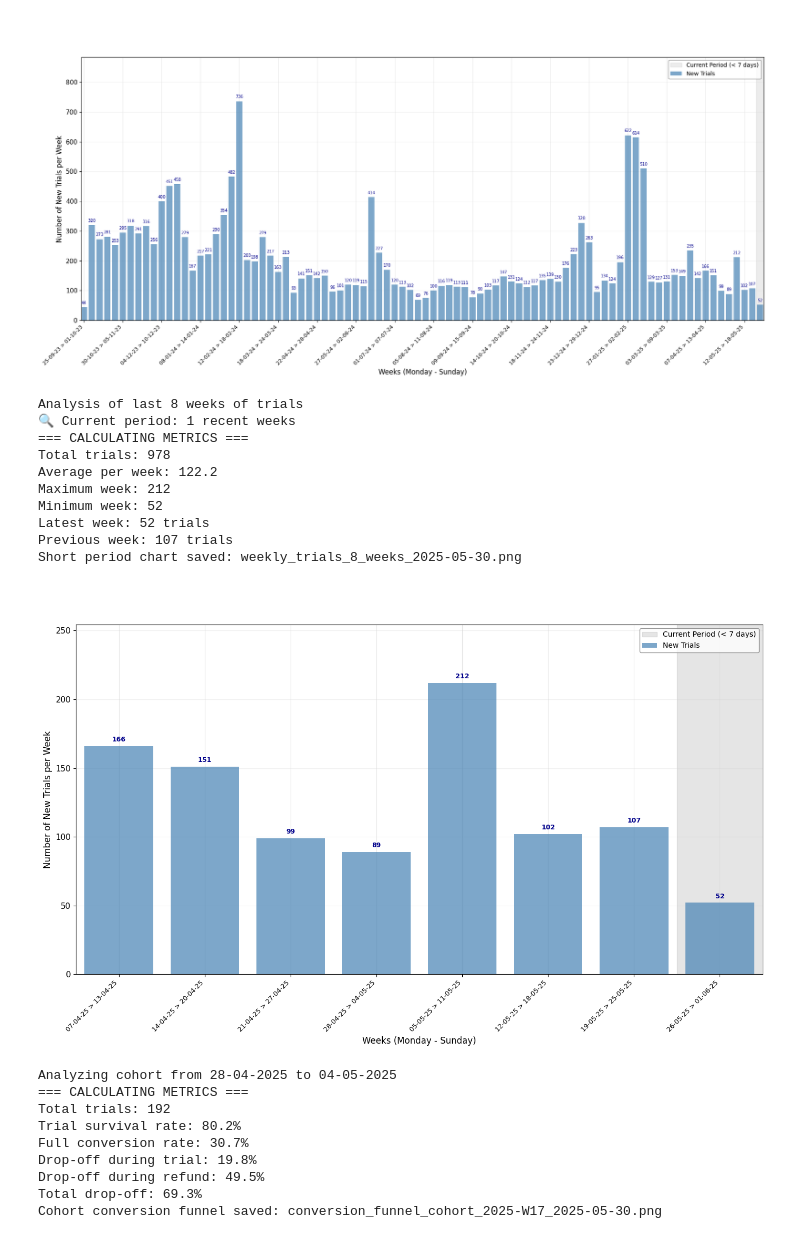
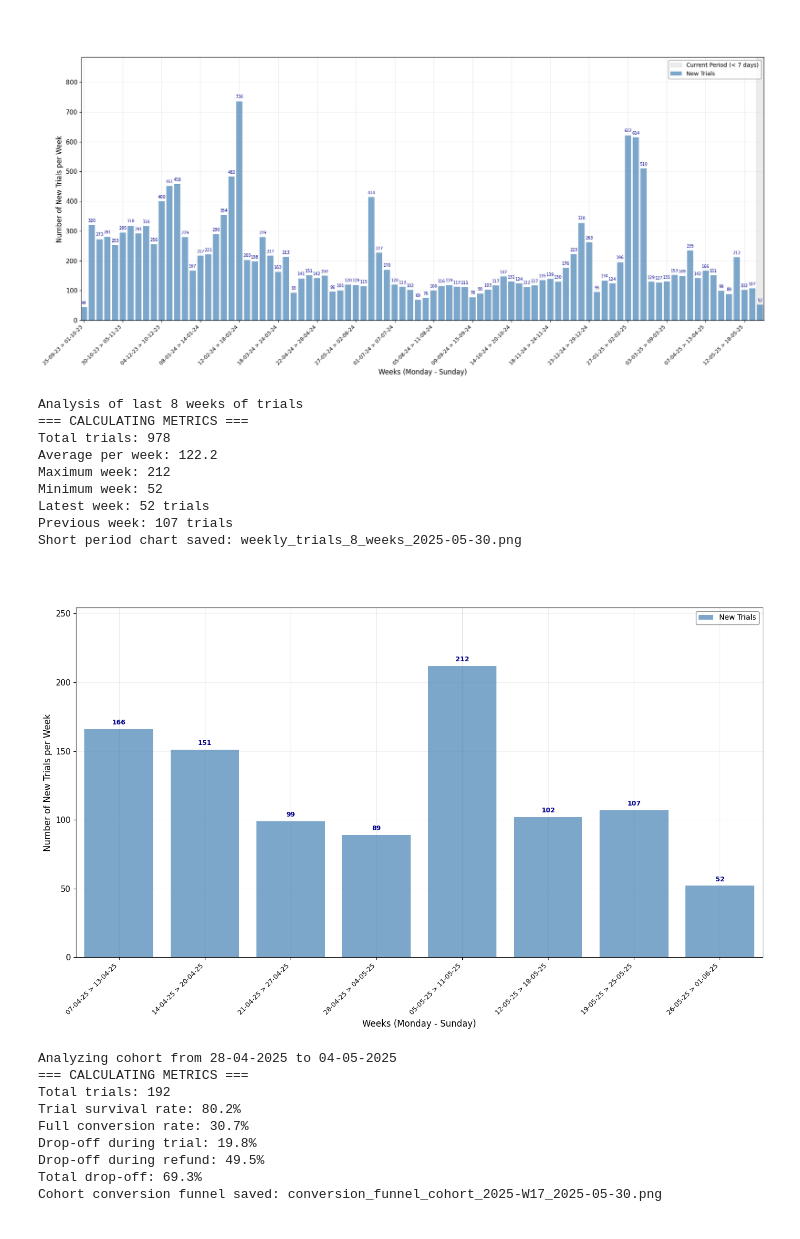
Before and after one commit to 75016paris/dishpatch-app, a Jupyter notebook: claude.ipynb, the cells around one changed output. Saved outputs shown, nothing was run; the diff lists cells and outputs as text; code cells hidden in the pictures.

Commit message:
retire 7 days immature

```diff
--- a/claude.ipynb
+++ b/claude.ipynb
@@ -1727,15 +1727,15 @@ def plot_weekly_trials_8_weeks(cus_df, today_date, num_weeks=8):
     ax.set_xticklabels(week_labels, rotation=45, ha='right', fontsize=9)
 
     # === GREY ZONE FOR RECENT PERIODS (même logique que les autres fonctions) ===
-    immature_cutoff = today_date - pd.Timedelta(days=7)  # Les trials peuvent être analysés plus récemment
-    immature_weeks = [i for i, date in enumerate(full_date_range) if date >= immature_cutoff]
+    # immature_cutoff = today_date - pd.Timedelta(days=7)  # Les trials peuvent être analysés plus récemment
+    # immature_weeks = [i for i, date in enumerate(full_date_range) if date >= immature_cutoff]
 
-    if immature_weeks:
-        start_idx = min(immature_weeks) - 0.5
-        end_idx = max(immature_weeks) + 0.5
-        ax.axvspan(start_idx, end_idx, alpha=0.2, color='gray',
-                   label='Current Period (< 7 days)', zorder=0)
-        print(f"🔍 Current period: {len(immature_weeks)} recent weeks")
+    # if immature_weeks:
+    #     start_idx = min(immature_weeks) - 0.5
+    #     end_idx = max(immature_weeks) + 0.5
+    #     ax.axvspan(start_idx, end_idx, alpha=0.2, color='gray',
+    #                label='Current Period (< 7 days)', zorder=0)
+    #     print(f"🔍 Current period: {len(immature_weeks)} recent weeks")
 
     # === TITLES AND LEGENDS ===
     if len(full_date_range) > 0:
@@ -1773,35 +1773,34 @@ def plot_weekly_trials_8_weeks(cus_df, today_date, num_weeks=8):
     filename = f"weekly_trials_{num_weeks}_weeks_{today_date.strftime('%Y-%m-%d')}.png"
     plt.savefig(os.path.join(analysis_dir, filename), dpi=300, bbox_inches='tight')
 
     print(f"Short period chart saved: {filename}")
     plt.show()
 
     return {
         'total_trials': total_trials,
         'average_per_week': avg_trials,
         'max_week': max_trials,
         'min_week': min_trials,
         'latest_week': weekly_trials.iloc[-1] if len(weekly_trials) > 0 else 0,
         'num_weeks': num_weeks,
         'weekly_data': weekly_trials.tolist(),
         'weekly_trials_series': weekly_trials
     }
 
 
 # Utilisation
 trials_metrics_8w = plot_weekly_trials_8_weeks(sub_df, today_date, num_weeks=8)
 # %% [output]
 Analysis of last 8 weeks of trials
-🔍 Current period: 1 recent weeks
 === CALCULATING METRICS ===
 Total trials: 978
 Average per week: 122.2
 Maximum week: 212
 Minimum week: 52
 Latest week: 52 trials
 Previous week: 107 trials
 Short period chart saved: weekly_trials_8_weeks_2025-05-30.png
-[figure, old version]
+[figure, new version]
 # %%
 def plot_cohort_conversion_funnel(cus_df, today_date):
     """
```
Also changed, not shown: parts of 4 cells of this notebook.
